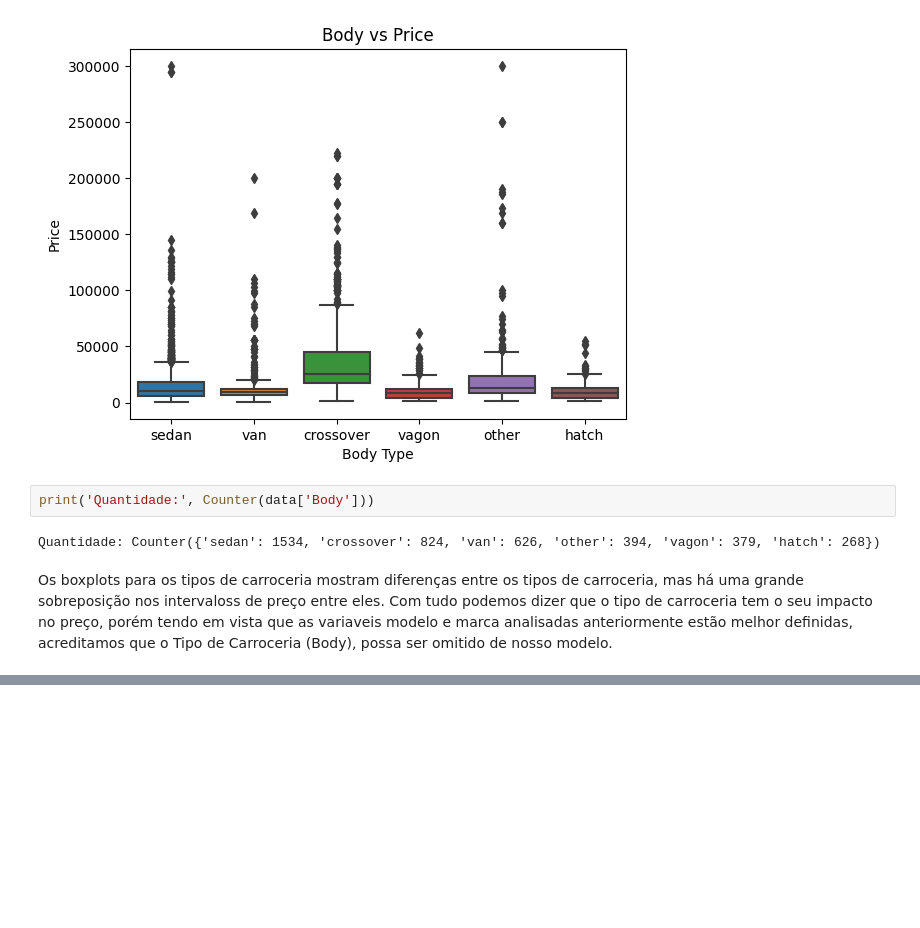
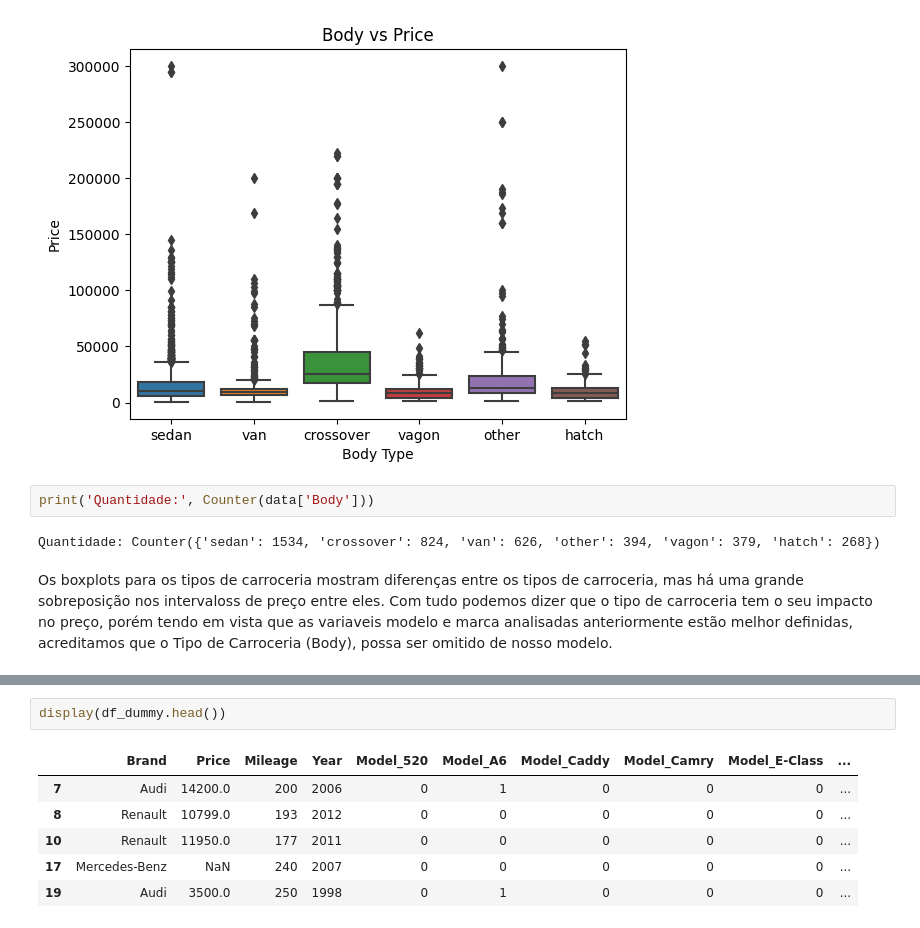
Before and after one commit to danzbz/VehiclePriceAI, a Jupyter notebook: RegressaoLinear.ipynb, the cells around one changed output, grey strips where cells are left out. Saved outputs shown, nothing was run; the diff lists cells and outputs as text; blank space fills up the shorter version.

```diff
--- a/RegressaoLinear.ipynb
+++ b/RegressaoLinear.ipynb
@@ -437,0 +469,9 @@ Com essas informações, a análise exploratória foi concluída, fornecendo uma
+# %%
+display(df_dummy.head())
+# %% [output]
+|  | Brand | Price | Mileage | Year | Model_520 | Model_A6 | Model_Caddy | Model_Camry | Model_E-Class | ... |
+| 7 | Audi | 14200.0 | 200 | 2006 | 0 | 1 | 0 | 0 | 0 | ... |
+| 8 | Renault | 10799.0 | 193 | 2012 | 0 | 0 | 0 | 0 | 0 | ... |
+| 10 | Renault | 11950.0 | 177 | 2011 | 0 | 0 | 0 | 0 | 0 | ... |
+| 17 | Mercedes-Benz | NaN | 240 | 2007 | 0 | 0 | 0 | 0 | 0 | ... |
+| 19 | Audi | 3500.0 | 250 | 1998 | 0 | 1 | 0 | 0 | 0 | ... |
```
Also changed, not shown: parts of 13 cells of this notebook.
